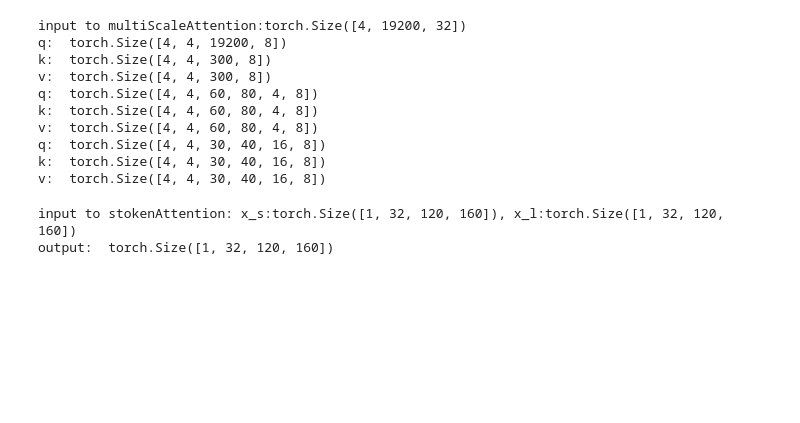
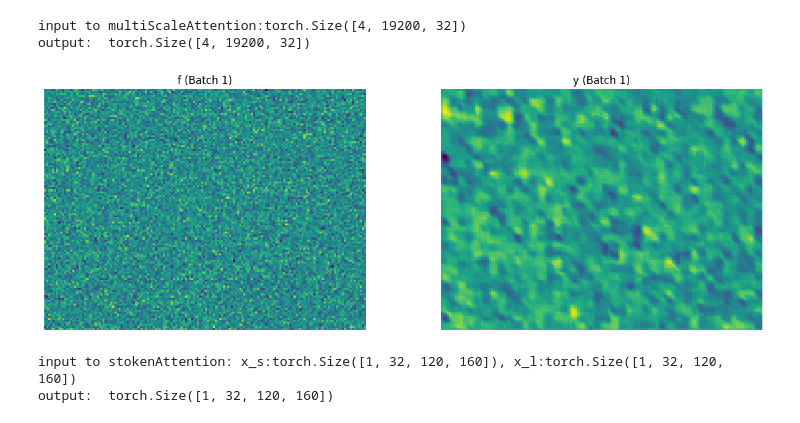
Before and after one commit to mahfuzalhasan/local-attention-model, a Jupyter notebook: models/encoders/test_attention_vis.ipynb, the cells around one changed output. Saved outputs shown, nothing was run; the diff lists cells and outputs as text; code cells hidden in the pictures; blank space fills up the shorter version.

```diff
--- a/models/encoders/test_attention_vis.ipynb
+++ b/models/encoders/test_attention_vis.ipynb
@@ -2,32 +2,57 @@
 import torch
 from multi_scale_attention import MultiScaleAttention
 import matplotlib.pyplot as plt
+# %%
+def plot_batch_images(batch_index, f, y):
+    # Extract the tensors for the given batch index
+    f_batch = f[batch_index]
+    y_batch = y[batch_index]
+
+    # Reshape and calculate mean for f
+    arr_f = f_batch.permute(1, 0)
+    arr_f = torch.mean(arr_f, dim=0)
+    arr_f = arr_f.reshape(120, 160)
+
+    # Reshape and calculate mean for y
+    arr_y = y_batch.permute(1, 0)
+    arr_y = torch.mean(arr_y, dim=0)
+    arr_y = arr_y.reshape(120, 160)
+
+    # Create a row of two subplots
+    fig, axes = plt.subplots(1, 2, figsize=(15, 5))
+
+    # Plot f
+    axes[0].imshow(arr_f.detach().numpy(), cmap='viridis')
+    axes[0].set_title('f (Batch {})'.format(batch_index))
+    axes[0].axis('off')
+
+    # Plot y
+    axes[1].imshow(arr_y.detach().numpy(), cmap='viridis')
+    axes[1].set_title('y (Batch {})'.format(batch_index))
+    axes[1].axis('off')
+
+    plt.show()
 # %%
 B = 4
 C = 3
 H = 480
 W = 640
 device = 'cpu'
 ms_attention = MultiScaleAttention(32, num_heads=4, sr_ratio=8, local_region_shape=[2,4])
 ms_attention = ms_attention.to(device)
 # ms_attention = nn.DataParallel(ms_attention, device_ids = [0,1])
 # ms_attention.to(f'cuda:{ms_attention.device_ids[0]}', non_blocking=True)
 
 f = torch.randn(B, 19200, 32).to(device)
 print(f'input to multiScaleAttention:{f.shape}')
 y = ms_attention(f, 120, 160)
-# print('output: ',y.shape)
+print('output: ',y.shape)
+
+plot_batch_images(1, f, y)
 # %% [output]
 input to multiScaleAttention:torch.Size([4, 19200, 32])
-q:  torch.Size([4, 4, 19200, 8])
-k:  torch.Size([4, 4, 300, 8])
-v:  torch.Size([4, 4, 300, 8])
-q:  torch.Size([4, 4, 60, 80, 4, 8])
-k:  torch.Size([4, 4, 60, 80, 4, 8])
-v:  torch.Size([4, 4, 60, 80, 4, 8])
-q:  torch.Size([4, 4, 30, 40, 16, 8])
-k:  torch.Size([4, 4, 30, 40, 16, 8])
-v:  torch.Size([4, 4, 30, 40, 16, 8])
+output:  torch.Size([4, 19200, 32])
+[figure, added]
 # %%
 def plot_images_in_row(x_s, x_l, y):
     # Take the mean across channels for each image
```
